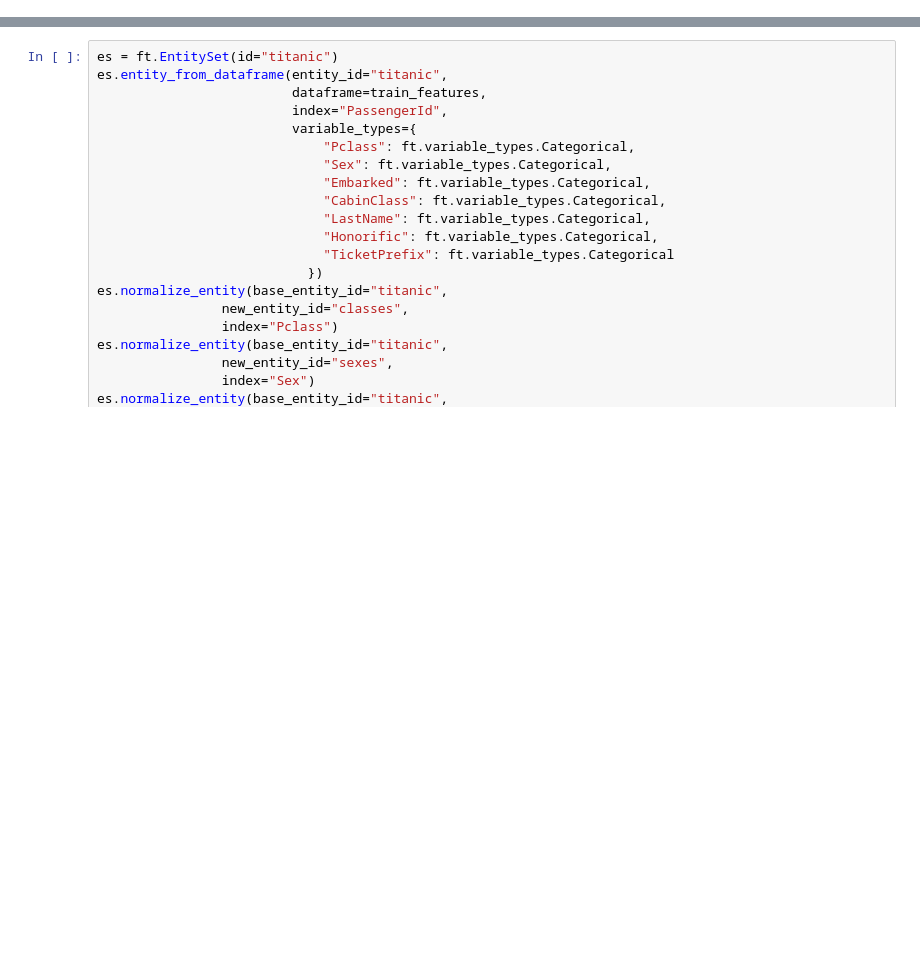
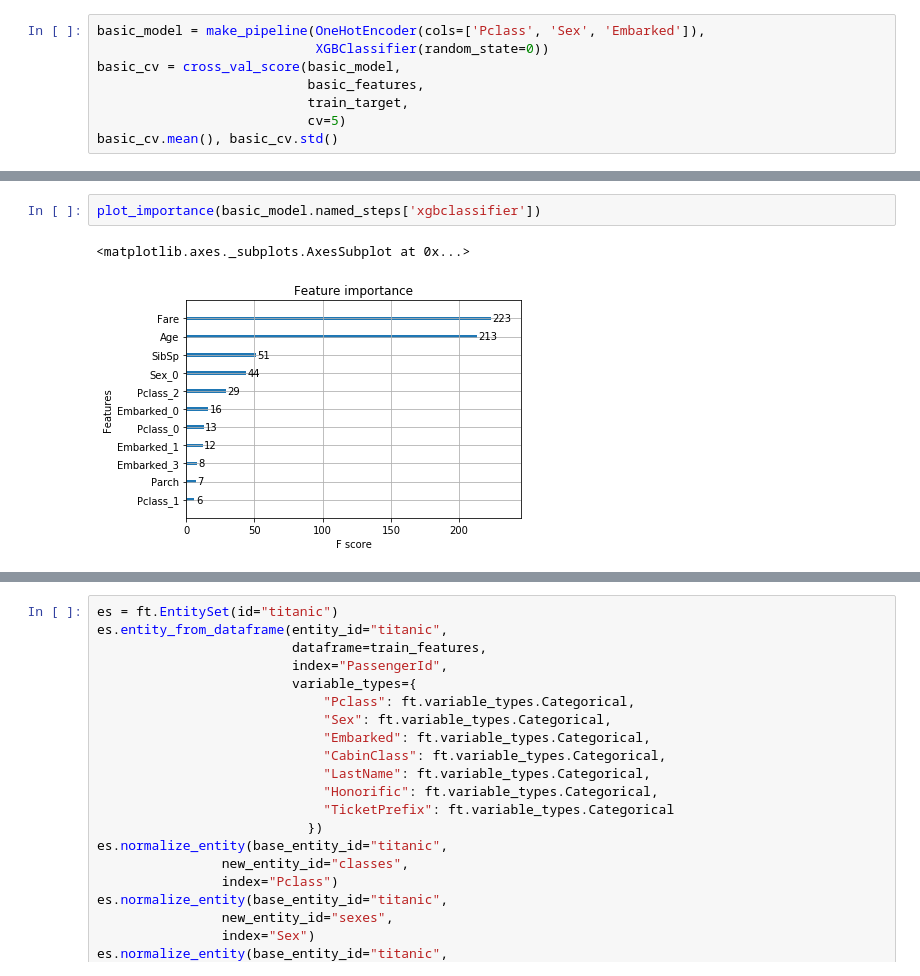
Before and after one commit to lstmemery/automl-talk, a Jupyter notebook: featuretools_demo.ipynb, the cells around one changed output, grey strips where cells are left out. Saved outputs shown, nothing was run; the diff lists cells and outputs as text; blank space fills up the shorter version.

```diff
--- a/featuretools_demo.ipynb
+++ b/featuretools_demo.ipynb
@@ -211,0 +68,8 @@ ft_pipeline.named_steps['featuretoolstransformer'].features
+# %%
+basic_model = make_pipeline(OneHotEncoder(cols=['Pclass', 'Sex', 'Embarked']),
+                            XGBClassifier(random_state=0))
+basic_cv = cross_val_score(basic_model,
+                           basic_features,
+                           train_target,
+                           cv=5)
+basic_cv.mean(), basic_cv.std()
@@ -211,0 +83,5 @@ ft_pipeline.named_steps['featuretoolstransformer'].features
+# %%
+plot_importance(basic_model.named_steps['xgbclassifier'])
+# %% [output]
+<matplotlib.axes._subplots.AxesSubplot at 0x...>
+[figure, added]
```
Also changed, not shown: parts of 48 cells of this notebook.
